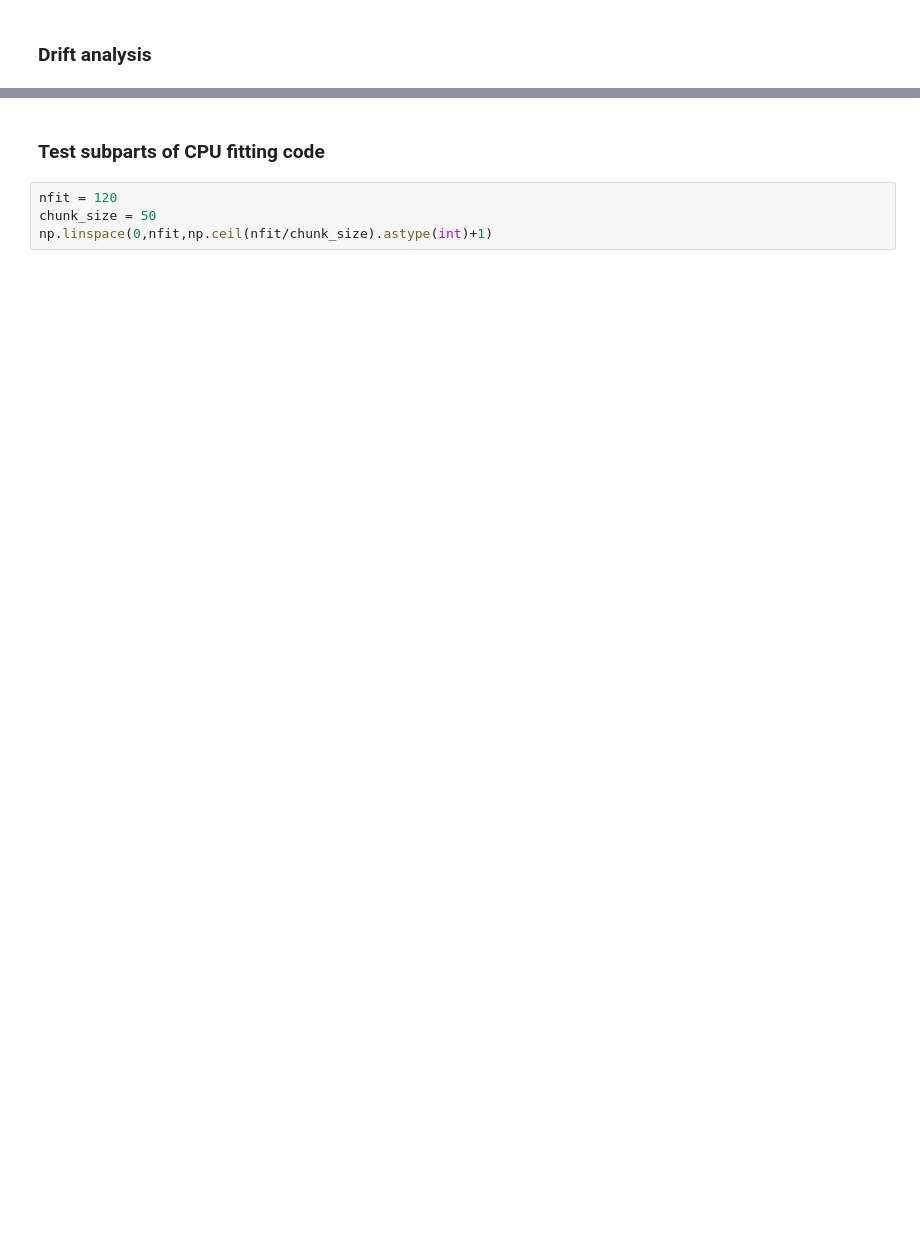
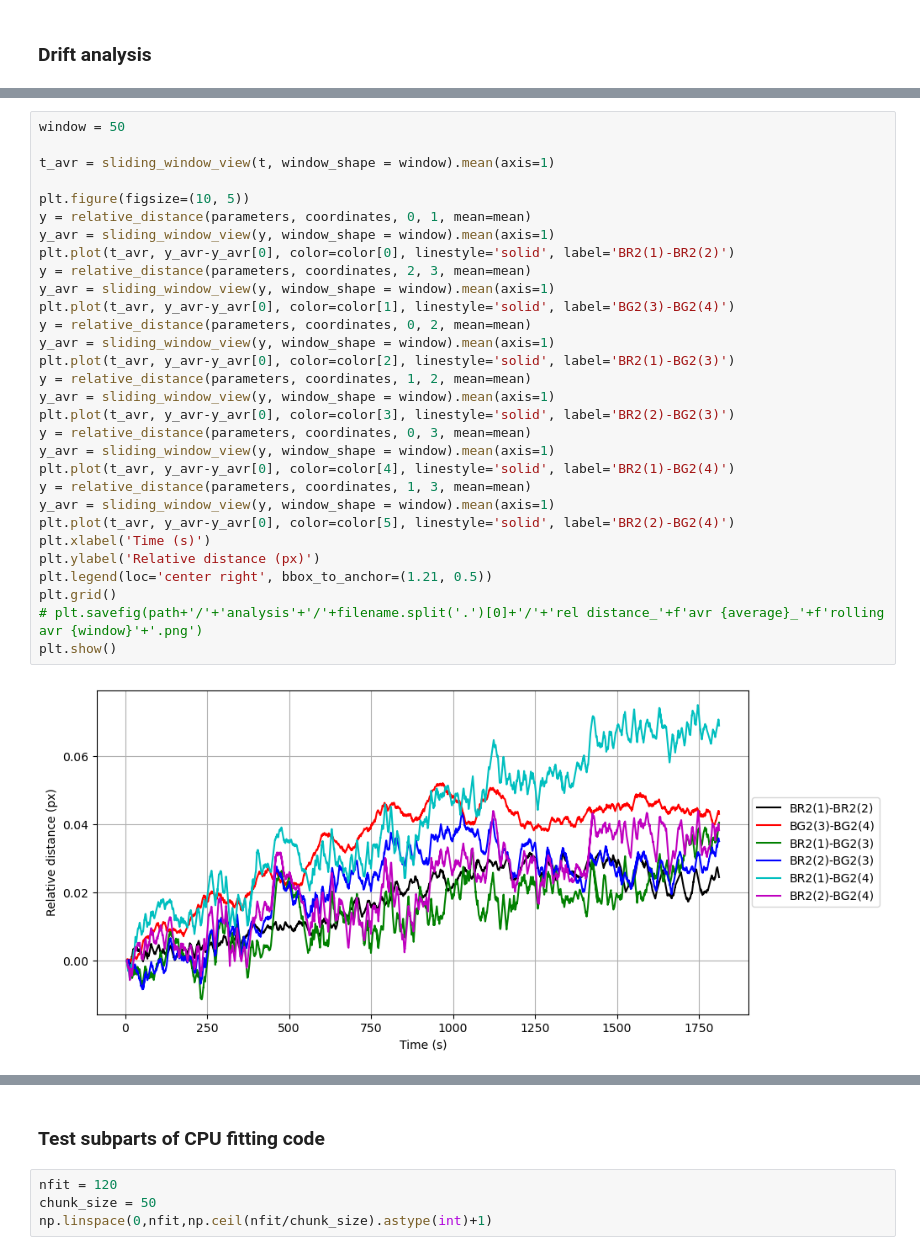
Before and after one commit to svnddlsns/ag_scripts, a Jupyter notebook: exc_beam_drift_evaluation.ipynb, the cells around one changed output, grey strips where cells are left out. Drawn from its saved outputs; the diff is of its cells as text; blank space fills up the shorter version.

```diff
--- a/exc_beam_drift_evaluation.ipynb
+++ b/exc_beam_drift_evaluation.ipynb
@@ -340,0 +384,32 @@ plt.show()
+# %%
+window = 50
+
+t_avr = sliding_window_view(t, window_shape = window).mean(axis=1)
+
+plt.figure(figsize=(10, 5))
+y = relative_distance(parameters, coordinates, 0, 1, mean=mean)
+y_avr = sliding_window_view(y, window_shape = window).mean(axis=1)
+plt.plot(t_avr, y_avr-y_avr[0], color=color[0], linestyle='solid', label='BR2(1)-BR2(2)')
+y = relative_distance(parameters, coordinates, 2, 3, mean=mean)
+y_avr = sliding_window_view(y, window_shape = window).mean(axis=1)
+plt.plot(t_avr, y_avr-y_avr[0], color=color[1], linestyle='solid', label='BG2(3)-BG2(4)')
+y = relative_distance(parameters, coordinates, 0, 2, mean=mean)
+y_avr = sliding_window_view(y, window_shape = window).mean(axis=1)
+plt.plot(t_avr, y_avr-y_avr[0], color=color[2], linestyle='solid', label='BR2(1)-BG2(3)')
+y = relative_distance(parameters, coordinates, 1, 2, mean=mean)
+y_avr = sliding_window_view(y, window_shape = window).mean(axis=1)
+plt.plot(t_avr, y_avr-y_avr[0], color=color[3], linestyle='solid', label='BR2(2)-BG2(3)')
+y = relative_distance(parameters, coordinates, 0, 3, mean=mean)
+y_avr = sliding_window_view(y, window_shape = window).mean(axis=1)
+plt.plot(t_avr, y_avr-y_avr[0], color=color[4], linestyle='solid', label='BR2(1)-BG2(4)')
+y = relative_distance(parameters, coordinates, 1, 3, mean=mean)
+y_avr = sliding_window_view(y, window_shape = window).mean(axis=1)
+plt.plot(t_avr, y_avr-y_avr[0], color=color[5], linestyle='solid', label='BR2(2)-BG2(4)')
+plt.xlabel('Time (s)')
+plt.ylabel('Relative distance (px)')
+plt.legend(loc='center right', bbox_to_anchor=(1.21, 0.5))
+plt.grid()
+# plt.savefig(path+'/'+'analysis'+'/'+filename.split('.')[0]+'/'+'rel distance_'+f'avr {average}_'+f'rolling avr {window}'+'.png')
+plt.show()
+# %% [output]
+[figure, added]
```
Also changed, not shown: parts of 17 cells of this notebook.
